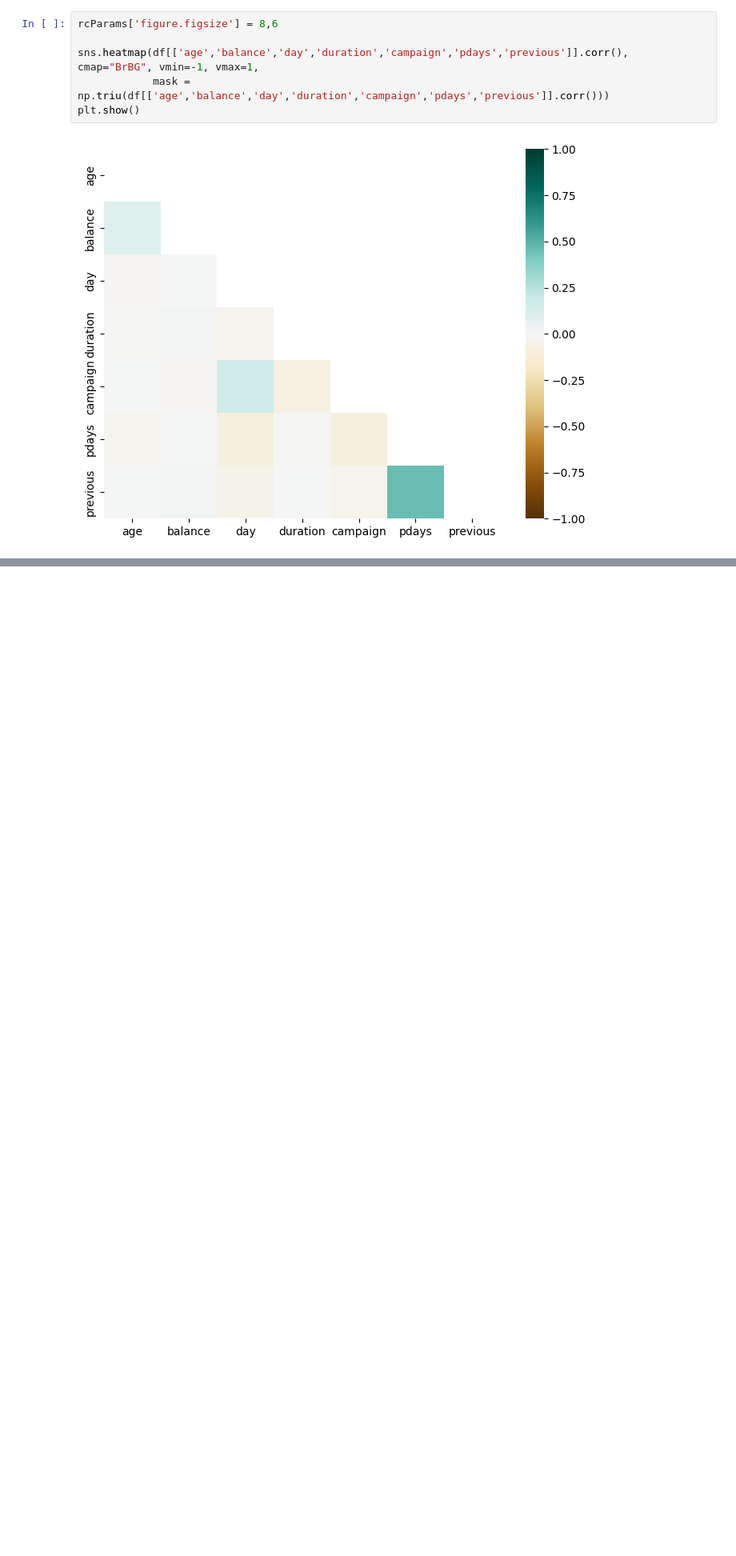
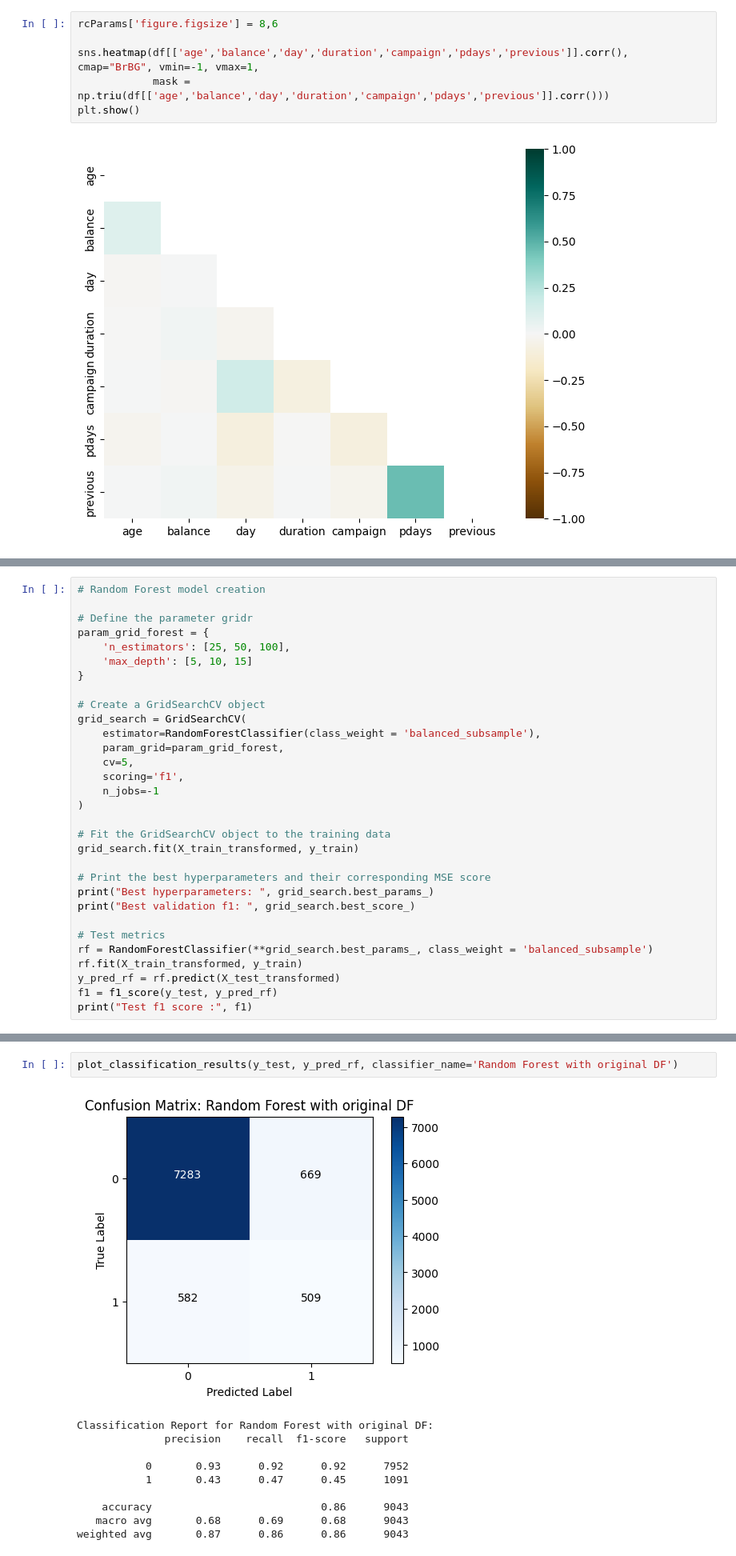
Before and after one commit to Impreccable/ethique-anonymisation, a Jupyter notebook: ethique-anonymisation.ipynb, the cells around one changed output, grey strips where cells are left out. Shown: that part at 80% size. Drawn from its saved outputs; the diff is of its cells as text; blank space fills up the shorter version.

```diff
--- a/ethique-anonymisation.ipynb
+++ b/ethique-anonymisation.ipynb
@@ -944,0 +524,31 @@ Rebalance the data with the `class_weight` parameter, and you'll have much bette
+# %%
+# Random Forest model creation
+
+# Define the parameter gridr
+param_grid_forest = {
+    'n_estimators': [25, 50, 100],
+    'max_depth': [5, 10, 15]
+}
+
+# Create a GridSearchCV object
+grid_search = GridSearchCV(
+    estimator=RandomForestClassifier(class_weight = 'balanced_subsample'),
+    param_grid=param_grid_forest,
+    cv=5,
+    scoring='f1',
+    n_jobs=-1
+)
+
+# Fit the GridSearchCV object to the training data
+grid_search.fit(X_train_transformed, y_train)
+
+# Print the best hyperparameters and their corresponding MSE score
+print("Best hyperparameters: ", grid_search.best_params_)
+print("Best validation f1: ", grid_search.best_score_)
+
+# Test metrics
+rf = RandomForestClassifier(**grid_search.best_params_, class_weight = 'balanced_subsample')
+rf.fit(X_train_transformed, y_train)
+y_pred_rf = rf.predict(X_test_transformed)
+f1 = f1_score(y_test, y_pred_rf)
+print("Test f1 score :", f1)
@@ -944,0 +559,13 @@ Rebalance the data with the `class_weight` parameter, and you'll have much bette
+# %%
+plot_classification_results(y_test, y_pred_rf, classifier_name='Random Forest with original DF')
+# %% [output]
+[figure, added]
+Classification Report for Random Forest with original DF:
+              precision    recall  f1-score   support
+
+           0       0.93      0.92      0.92      7952
+           1       0.43      0.47      0.45      1091
+
+    accuracy                           0.86      9043
+   macro avg       0.68      0.69      0.68      9043
+weighted avg       0.87      0.86      0.86      9043
```
Also changed, not shown: parts of 135 cells of this notebook, 2 other files.
